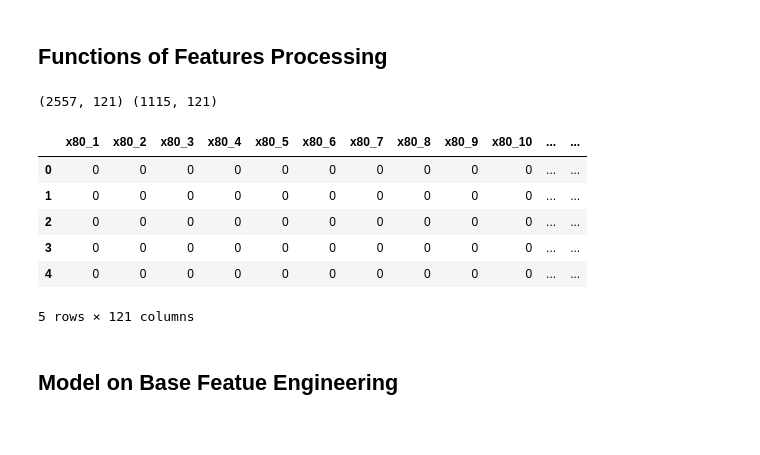
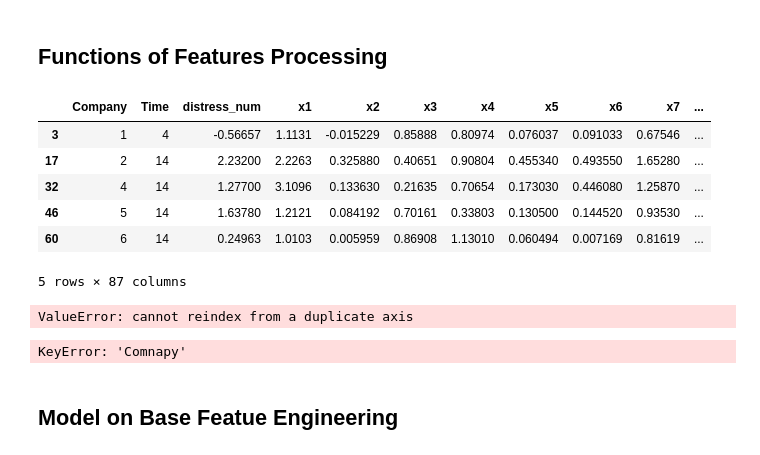
Before and after one commit to CloudMile/allianz_courses, a Jupyter notebook: insurance_use_case/solution/model_financial_distress.ipynb, the cells around one changed output. Drawn from its saved outputs; the diff is of its cells as text; code cells hidden in the pictures.

```diff
--- a/insurance_use_case/solution/model_financial_distress.ipynb
+++ b/insurance_use_case/solution/model_financial_distress.ipynb
@@ -270,16 +323,25 @@ do_nth_order_polynominal = fn.do_nth_order_polynominal
+# %%
+raw_vl.head()
+# %% [output]
+|  | Company | Time | distress_num | x1 | x2 | x3 | x4 | x5 | x6 | x7 | ... |
+| 3 | 1 | 4 | -0.56657 | 1.1131 | -0.015229 | 0.85888 | 0.80974 | 0.076037 | 0.091033 | 0.67546 | ... |
+| 17 | 2 | 14 | 2.23200 | 2.2263 | 0.325880 | 0.40651 | 0.90804 | 0.455340 | 0.493550 | 1.65280 | ... |
+| 32 | 4 | 14 | 1.27700 | 3.1096 | 0.133630 | 0.21635 | 0.70654 | 0.173030 | 0.446080 | 1.25870 | ... |
+| 46 | 5 | 14 | 1.63780 | 1.2121 | 0.084192 | 0.70161 | 0.33803 | 0.130500 | 0.144520 | 0.93530 | ... |
+| 60 | 6 | 14 | 0.24963 | 1.0103 | 0.005959 | 0.86908 | 1.13010 | 0.060494 | 0.007169 | 0.81619 | ... |
+5 rows × 87 columns
+# %%
+pd.DataFrame(data=status['rfm_mapper'])\
+  .set_index('Company')\
+  .reindex(raw_vl.Company.values)
+# %% [output]
+ValueError: cannot reindex from a duplicate axis
 # %%
 # Trnasform raw data to foramt model recognized
 tr_x, tr_y, status = feature_engineering(raw, is_train=True)
 vl_x, vl_y, _ = feature_engineering(raw_vl, is_train=False, status=status)
 
 print( tr_x.shape, vl_x.shape )
-tr_x.head()
+vl_x.head()
 # %% [output]
-(2557, 121) (1115, 121)
+KeyError: 'Comnapy'
-|  | x80_1 | x80_2 | x80_3 | x80_4 | x80_5 | x80_6 | x80_7 | x80_8 | x80_9 | x80_10 | ... | ... |
-| 0 | 0 | 0 | 0 | 0 | 0 | 0 | 0 | 0 | 0 | 0 | ... | ... |
-| 1 | 0 | 0 | 0 | 0 | 0 | 0 | 0 | 0 | 0 | 0 | ... | ... |
-| 2 | 0 | 0 | 0 | 0 | 0 | 0 | 0 | 0 | 0 | 0 | ... | ... |
-| 3 | 0 | 0 | 0 | 0 | 0 | 0 | 0 | 0 | 0 | 0 | ... | ... |
-| 4 | 0 | 0 | 0 | 0 | 0 | 0 | 0 | 0 | 0 | 0 | ... | ... |
-5 rows × 121 columns
```
Also changed, not shown: parts of 14 cells of this notebook, 1 other file.
